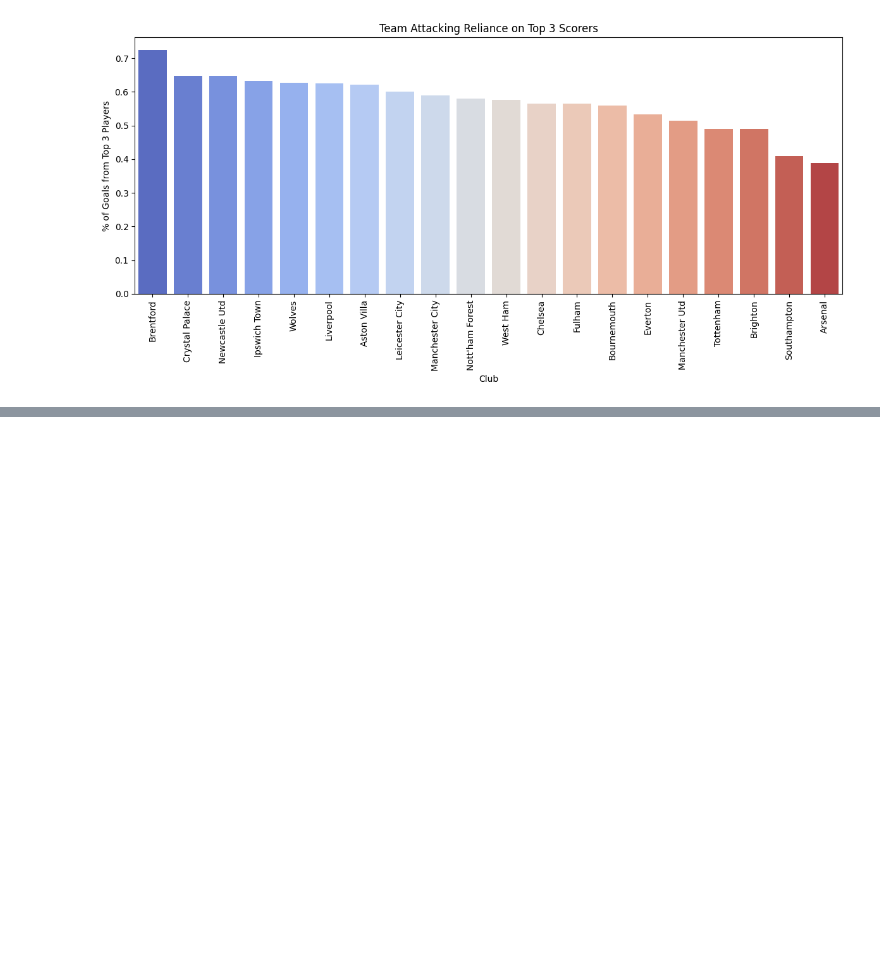
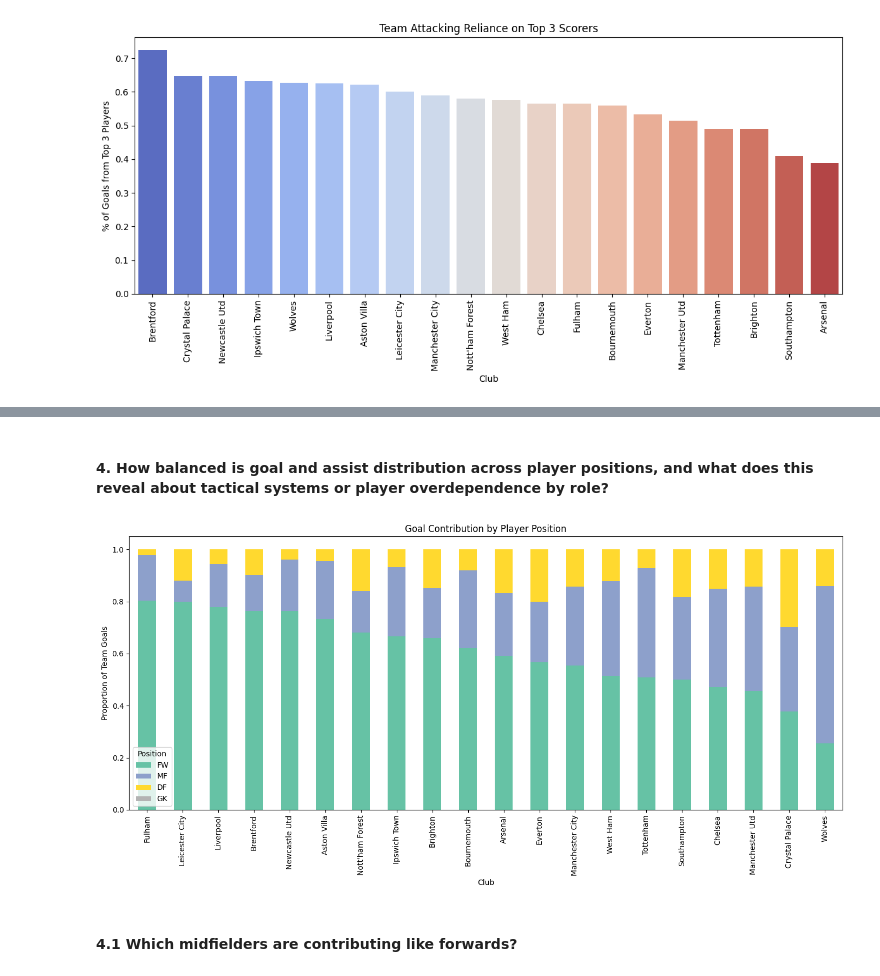
Before and after one commit to AvirukthGT/PremierLeagueAnalysis, a Jupyter notebook: player_analysis.ipynb, the cells around one changed output, grey strips where cells are left out. Drawn from its saved outputs; the diff is of its cells as text; code cells hidden in the pictures; blank space fills up the shorter version.

Commit message:
acting like a scout

```diff
--- a/player_analysis.ipynb
+++ b/player_analysis.ipynb
@@ -638,0 +708,40 @@ Passing `palette` without assigning `hue` is deprecated and will be removed in v
+# %% [markdown]
+#### 4. How balanced is goal and assist distribution across player positions, and what does this reveal about tactical systems or player overdependence by role?
+# %%
+df['MainPosition'] = df['Position'].str.extract(r'(^[A-Z]+)', expand=False)
+
+# Step 2: Group by Club and Position to calculate total goals and assists
+position_stats = df.groupby(['Club', 'MainPosition']).agg({
+    'Goals_Total': 'sum',
+    'Assists_Total': 'sum'
+}).reset_index()
+
+# Step 3: Compute team total goals
+team_goals = df.groupby('Club')['Goals_Total'].sum().reset_index(name='TeamGoals')
+position_stats = position_stats.merge(team_goals, on='Club')
+
+# Step 4: Calculate share of goals from each position
+position_stats['GoalContributionRatio'] = position_stats['Goals_Total'] / position_stats['TeamGoals']
+
+# Step 5: Pivot data for visualization
+pivot_goals = position_stats.pivot(index='Club', columns='MainPosition', values='GoalContributionRatio').fillna(0)
+if set(['FW', 'MF', 'DF', 'GK']).issubset(pivot_goals.columns):
+    pivot_goals = pivot_goals[['FW', 'MF', 'DF', 'GK']]
+
+# Step 6: Stacked bar chart
+import matplotlib.pyplot as plt
+
+pivot_goals.sort_values('FW', ascending=False, inplace=True)
+pivot_goals.plot(kind='bar', stacked=True, figsize=(14, 7), colormap='Set2')
+
+plt.title('Goal Contribution by Player Position')
+plt.ylabel('Proportion of Team Goals')
+plt.xlabel('Club')
+plt.xticks(rotation=90)
+plt.legend(title='Position')
+plt.tight_layout()
+plt.show()
+# %% [output]
+[figure, added]
+# %% [markdown]
+#### 4.1 Which midfielders are contributing like forwards?
```
Also changed, not shown: parts of 11 cells of this notebook.
